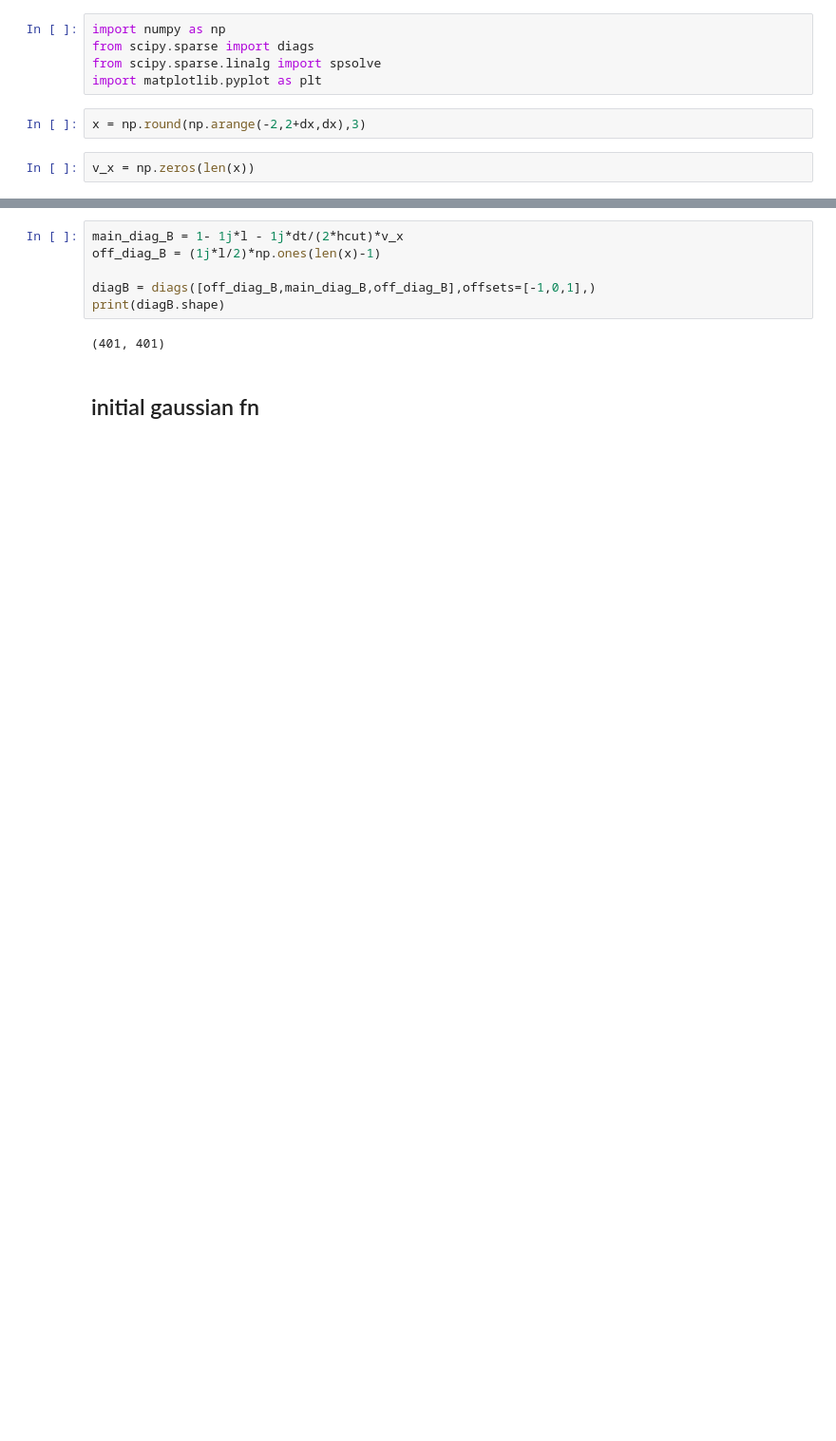
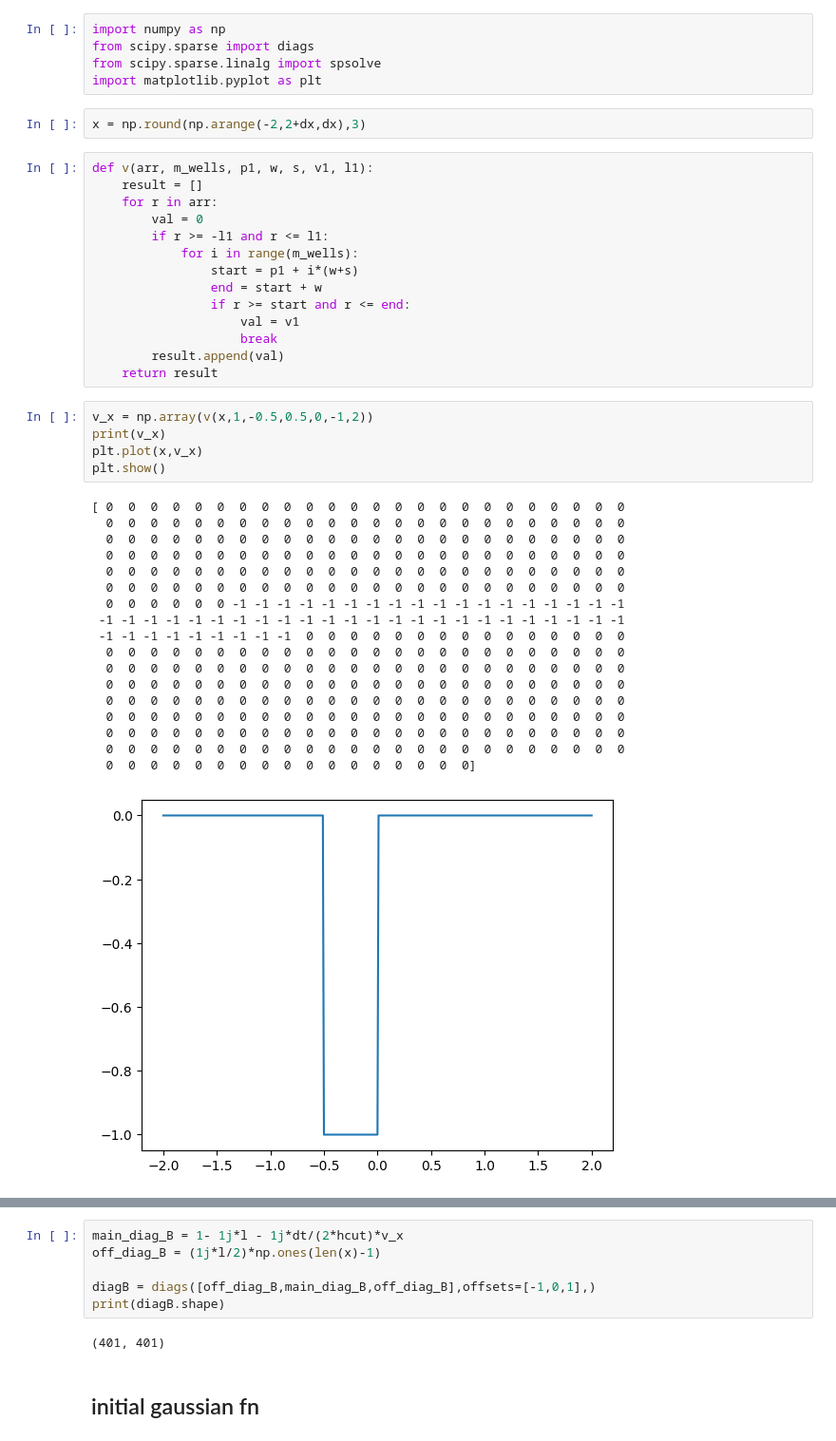
Before and after one commit to sounakdas1/Crank-Nicolson-Method-TDSE, a Jupyter notebook: tdse.ipynb, the cells around one changed output, grey strips where cells are left out. Shown at 95% size. Saved outputs shown, nothing was run; the diff lists cells and outputs as text; blank space fills up the shorter version.

```diff
--- a/tdse.ipynb
+++ b/tdse.ipynb
@@ -17,8 +17,44 @@ from scipy.sparse.linalg import spsolve
 import matplotlib.pyplot as plt
 # %%
 x = np.round(np.arange(-2,2+dx,dx),3)
+# %%
+def v(arr, m_wells, p1, w, s, v1, l1):
+    result = []
+    for r in arr:
+        val = 0
+        if r >= -l1 and r <= l1:
+            for i in range(m_wells):
+                start = p1 + i*(w+s)
+                end = start + w
+                if r >= start and r <= end:
+                    val = v1
+                    break
+        result.append(val)
+    return result
 # %%
-v_x = np.zeros(len(x))
+v_x = np.array(v(x,1,-0.5,0.5,0,-1,2))
+print(v_x)
+plt.plot(x,v_x)
+plt.show()
+# %% [output]
+[ 0  0  0  0  0  0  0  0  0  0  0  0  0  0  0  0  0  0  0  0  0  0  0  0
+  0  0  0  0  0  0  0  0  0  0  0  0  0  0  0  0  0  0  0  0  0  0  0  0
+  0  0  0  0  0  0  0  0  0  0  0  0  0  0  0  0  0  0  0  0  0  0  0  0
+  0  0  0  0  0  0  0  0  0  0  0  0  0  0  0  0  0  0  0  0  0  0  0  0
+  0  0  0  0  0  0  0  0  0  0  0  0  0  0  0  0  0  0  0  0  0  0  0  0
+  0  0  0  0  0  0  0  0  0  0  0  0  0  0  0  0  0  0  0  0  0  0  0  0
+  0  0  0  0  0  0 -1 -1 -1 -1 -1 -1 -1 -1 -1 -1 -1 -1 -1 -1 -1 -1 -1 -1
+ -1 -1 -1 -1 -1 -1 -1 -1 -1 -1 -1 -1 -1 -1 -1 -1 -1 -1 -1 -1 -1 -1 -1 -1
+ -1 -1 -1 -1 -1 -1 -1 -1 -1  0  0  0  0  0  0  0  0  0  0  0  0  0  0  0
+  0  0  0  0  0  0  0  0  0  0  0  0  0  0  0  0  0  0  0  0  0  0  0  0
+  0  0  0  0  0  0  0  0  0  0  0  0  0  0  0  0  0  0  0  0  0  0  0  0
+  0  0  0  0  0  0  0  0  0  0  0  0  0  0  0  0  0  0  0  0  0  0  0  0
+  0  0  0  0  0  0  0  0  0  0  0  0  0  0  0  0  0  0  0  0  0  0  0  0
+  0  0  0  0  0  0  0  0  0  0  0  0  0  0  0  0  0  0  0  0  0  0  0  0
+  0  0  0  0  0  0  0  0  0  0  0  0  0  0  0  0  0  0  0  0  0  0  0  0
+  0  0  0  0  0  0  0  0  0  0  0  0  0  0  0  0  0  0  0  0  0  0  0  0
+  0  0  0  0  0  0  0  0  0  0  0  0  0  0  0  0  0]
+[figure, added]
 # %%
 main_diag_A = 1+ 1j*l + 1j*dt/(2*hcut)*v_x
 off_diag_A = (-1j*l/2)*np.ones(len(x)-1)
```
Also changed, not shown: parts of 8 cells of this notebook.
